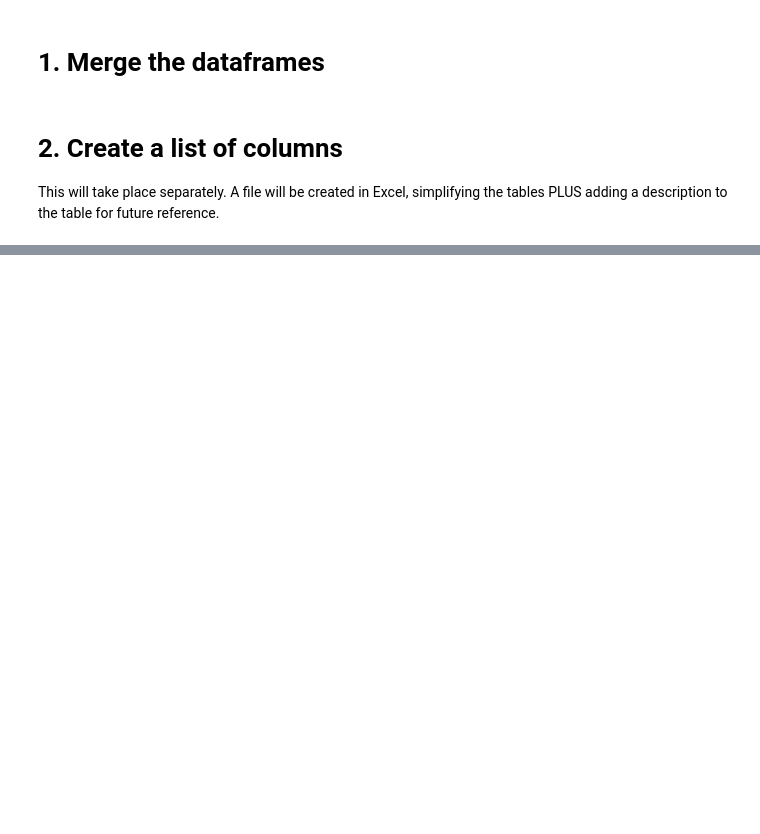
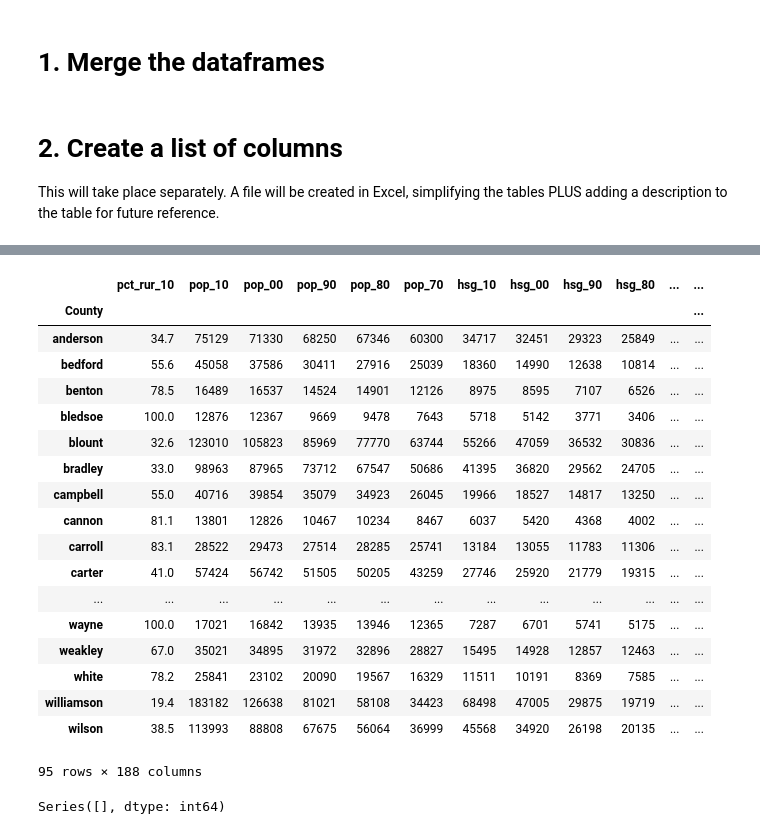
Before and after one commit to mforootan/NSS_Capstone_TN_land_use, a Jupyter notebook: cap_clean.ipynb, the cells around one changed output, grey strips where cells are left out. Saved outputs shown, nothing was run; the diff lists cells and outputs as text; code cells hidden in the pictures; blank space fills up the shorter version.

```diff
--- a/cap_clean.ipynb
+++ b/cap_clean.ipynb
@@ -209,0 +167,38 @@ list(explan_df.columns)
+# %%
+label_dict = explan_cols.merge(col_dict, left_index=True, right_on='Unnamed: 0', how='left')
+# %%
+label_dict.drop(['brief_header_x', 'description_x'], axis=1, inplace=True)
+# %%
+label_dict.columns = ['old','new','description','source']
+# %%
+# This block renames the columns. A dictionary will describe what each column mean.
+renam=[]
+for i in np.arange(explan_df.shape[1]):
+    for j in np.arange(label_dict.shape[0]):
+        if explan_df.columns[i] == label_dict.iloc[j,0]:
+            renam.append(label_dict.iloc[j,1])
+
+explan_df.columns=renam
+# %%
+# createa a test df to fill the NaNs and make sure non-NaNs are not touched
+nonan_df = explan_df.copy()
+# %% [output]
+|  | pct_rur_10 | pop_10 | pop_00 | pop_90 | pop_80 | pop_70 | hsg_10 | hsg_00 | hsg_90 | hsg_80 | ... | ... |
+| County |  |  |  |  |  |  |  |  |  |  |  | ... |
+| anderson | 34.7 | 75129 | 71330 | 68250 | 67346 | 60300 | 34717 | 32451 | 29323 | 25849 | ... | ... |
+| bedford | 55.6 | 45058 | 37586 | 30411 | 27916 | 25039 | 18360 | 14990 | 12638 | 10814 | ... | ... |
+| benton | 78.5 | 16489 | 16537 | 14524 | 14901 | 12126 | 8975 | 8595 | 7107 | 6526 | ... | ... |
+| bledsoe | 100.0 | 12876 | 12367 | 9669 | 9478 | 7643 | 5718 | 5142 | 3771 | 3406 | ... | ... |
+| blount | 32.6 | 123010 | 105823 | 85969 | 77770 | 63744 | 55266 | 47059 | 36532 | 30836 | ... | ... |
+| bradley | 33.0 | 98963 | 87965 | 73712 | 67547 | 50686 | 41395 | 36820 | 29562 | 24705 | ... | ... |
+| campbell | 55.0 | 40716 | 39854 | 35079 | 34923 | 26045 | 19966 | 18527 | 14817 | 13250 | ... | ... |
+| cannon | 81.1 | 13801 | 12826 | 10467 | 10234 | 8467 | 6037 | 5420 | 4368 | 4002 | ... | ... |
+| carroll | 83.1 | 28522 | 29473 | 27514 | 28285 | 25741 | 13184 | 13055 | 11783 | 11306 | ... | ... |
+| carter | 41.0 | 57424 | 56742 | 51505 | 50205 | 43259 | 27746 | 25920 | 21779 | 19315 | ... | ... |
+| ... | ... | ... | ... | ... | ... | ... | ... | ... | ... | ... | ... | ... |
+| wayne | 100.0 | 17021 | 16842 | 13935 | 13946 | 12365 | 7287 | 6701 | 5741 | 5175 | ... | ... |
+| weakley | 67.0 | 35021 | 34895 | 31972 | 32896 | 28827 | 15495 | 14928 | 12857 | 12463 | ... | ... |
+| white | 78.2 | 25841 | 23102 | 20090 | 19567 | 16329 | 11511 | 10191 | 8369 | 7585 | ... | ... |
+| williamson | 19.4 | 183182 | 126638 | 81021 | 58108 | 34423 | 68498 | 47005 | 29875 | 19719 | ... | ... |
+| wilson | 38.5 | 113993 | 88808 | 67675 | 56064 | 36999 | 45568 | 34920 | 26198 | 20135 | ... | ... |
+95 rows × 188 columns
@@ -209,0 +215,5 @@ list(explan_df.columns)
+# %%
+# Make sure no NaN value is left
+nonan_df.isnull().sum()[nonan_df.isnull().sum() != 0]
+# %% [output]
+Series([], dtype: int64)
```
Also changed, not shown: parts of 12 cells of this notebook, 2 other files.
